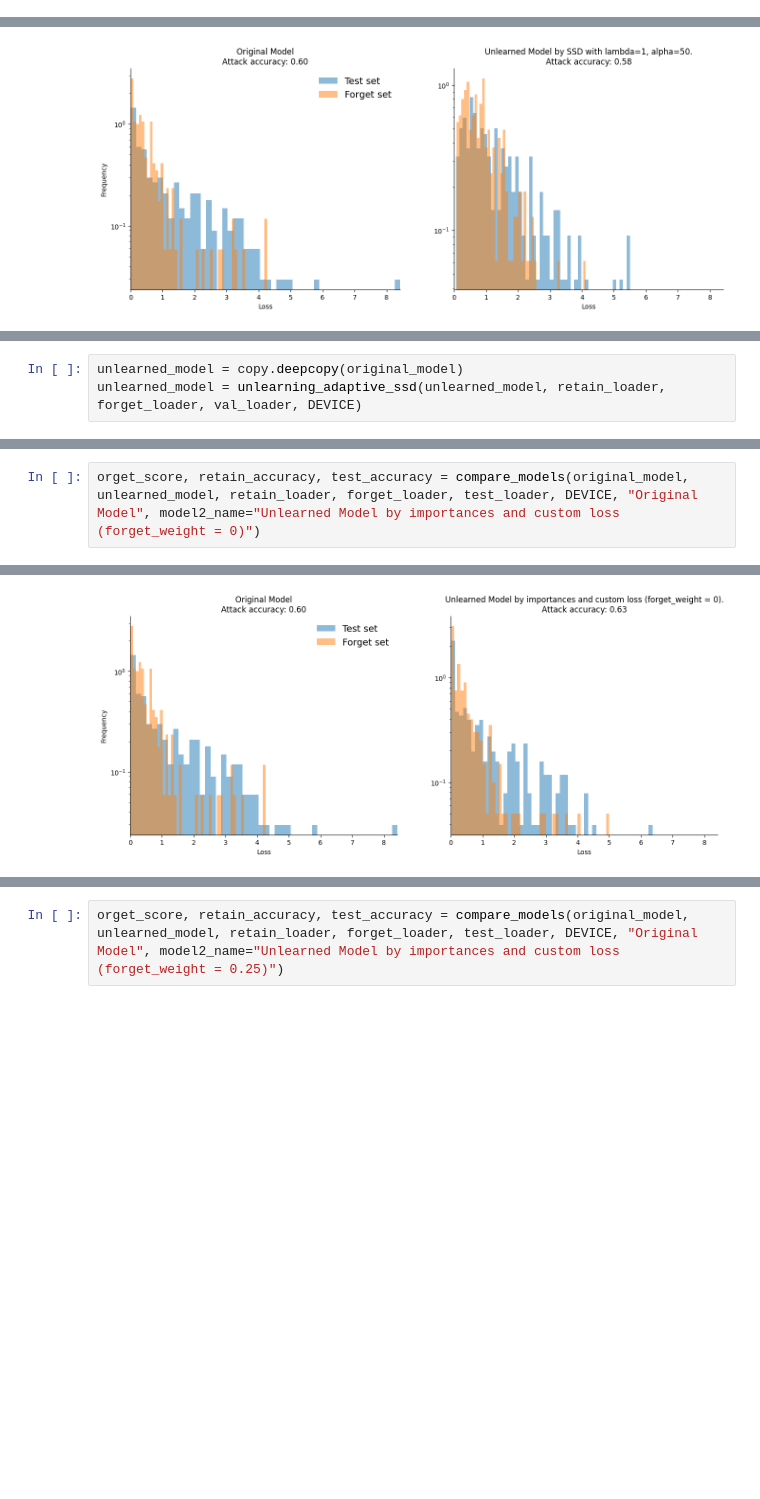
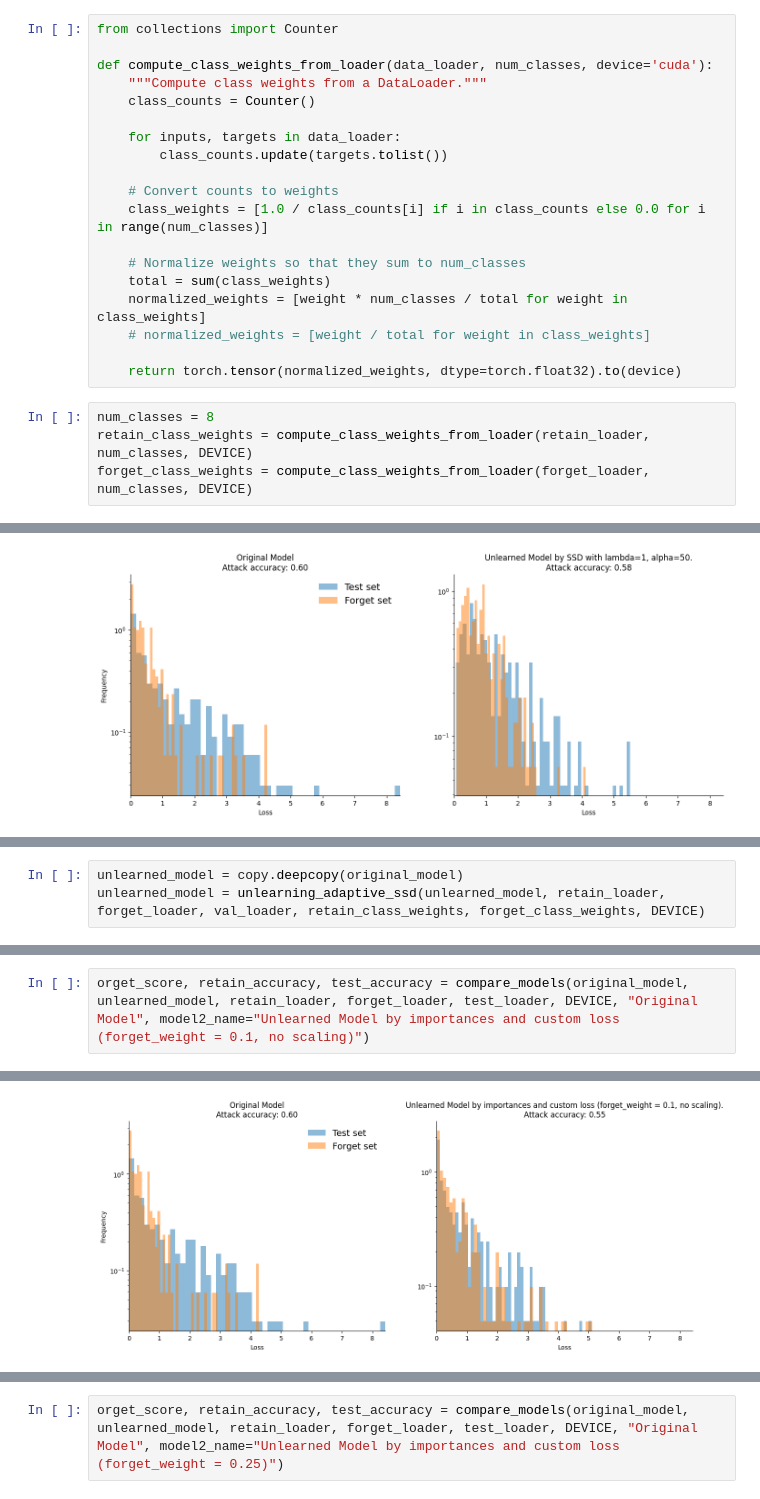
Before and after one commit to YuliiaSuprun/COMP540, a Jupyter notebook: Local_Scoring_on_MUFAC.ipynb, the cells around one changed output, grey strips where cells are left out. Drawn from its saved outputs; the diff is of its cells as text; blank space fills up the shorter version.

```diff
--- a/Local_Scoring_on_MUFAC.ipynb
+++ b/Local_Scoring_on_MUFAC.ipynb
@@ -261,6 +263,29 @@ overlap_dict
  'forget_retain': 0,
  'forget_test': 0,
  'retain_test': 0}
+# %%
+from collections import Counter
+
+def compute_class_weights_from_loader(data_loader, num_classes, device='cuda'):
+    """Compute class weights from a DataLoader."""
+    class_counts = Counter()
+
+    for inputs, targets in data_loader:
+        class_counts.update(targets.tolist())
+
+    # Convert counts to weights
+    class_weights = [1.0 / class_counts[i] if i in class_counts else 0.0 for i in range(num_classes)]
+
+    # Normalize weights so that they sum to num_classes
+    total = sum(class_weights)
+    normalized_weights = [weight * num_classes / total for weight in class_weights]
+    # normalized_weights = [weight / total for weight in class_weights]
+
+    return torch.tensor(normalized_weights, dtype=torch.float32).to(device)
+# %%
+num_classes = 8
+retain_class_weights = compute_class_weights_from_loader(retain_loader, num_classes, DEVICE)
+forget_class_weights = compute_class_weights_from_loader(forget_loader, num_classes, DEVICE)
 # %% [markdown]
 # **Code for Testing and Evaluation**
 This is a great resource: [link text](https://www.kaggle.com/code/mgorinova/machine-unlearning-evaluation-on-cifar-10)
@@ -1696,4 +2222,4 @@ def unlearning_adaptive_ssd(net, retain_loader, forget_loader, val_loader, DEVIC
 # %%
 unlearned_model = copy.deepcopy(original_model)
-unlearned_model = unlearning_adaptive_ssd(unlearned_model, retain_loader, forget_loader, val_loader, DEVICE)
+unlearned_model = unlearning_adaptive_ssd(unlearned_model, retain_loader, forget_loader, val_loader, retain_class_weights, forget_class_weights, DEVICE)
 # %% [output]
@@ -1701,4 +2427,4 @@ unlearned_model = unlearning_adaptive_ssd(unlearned_model, retain_loader, forget
 # %%
-orget_score, retain_accuracy, test_accuracy = compare_models(original_model, unlearned_model, retain_loader, forget_loader, test_loader, DEVICE, "Original Model", model2_name="Unlearned Model by importances and custom loss (forget_weight = 0)")
+orget_score, retain_accuracy, test_accuracy = compare_models(original_model, unlearned_model, retain_loader, forget_loader, test_loader, DEVICE, "Original Model", model2_name="Unlearned Model by importances and custom loss (forget_weight = 0.1, no scaling)")
 # %% [output]
 ============ Metrics for Original Model ============
@@ -1716 +2442 @@ Final Score: 0.6778
-[figure, old version]
+[figure, new version]
```
Also changed, not shown: parts of 64 cells of this notebook.
